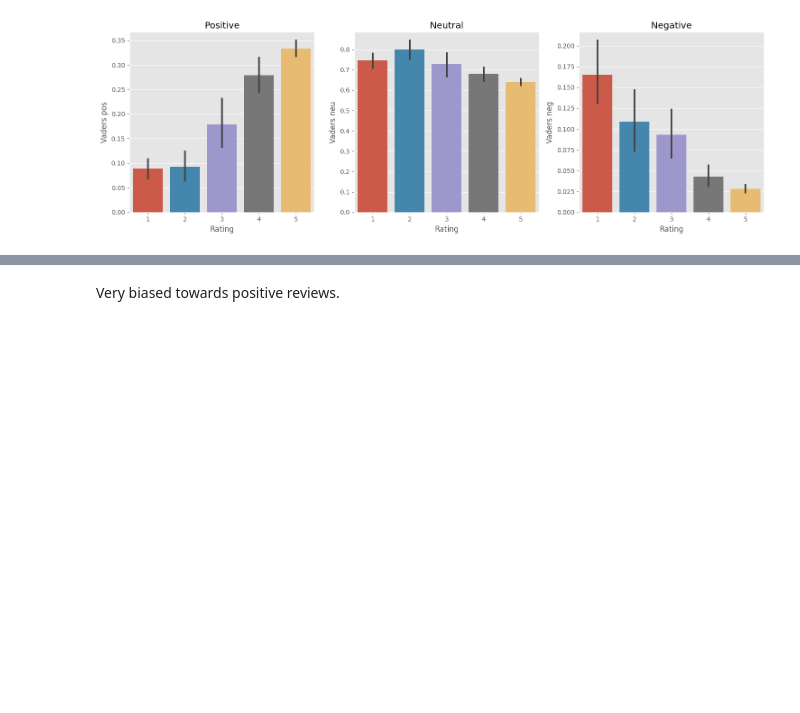
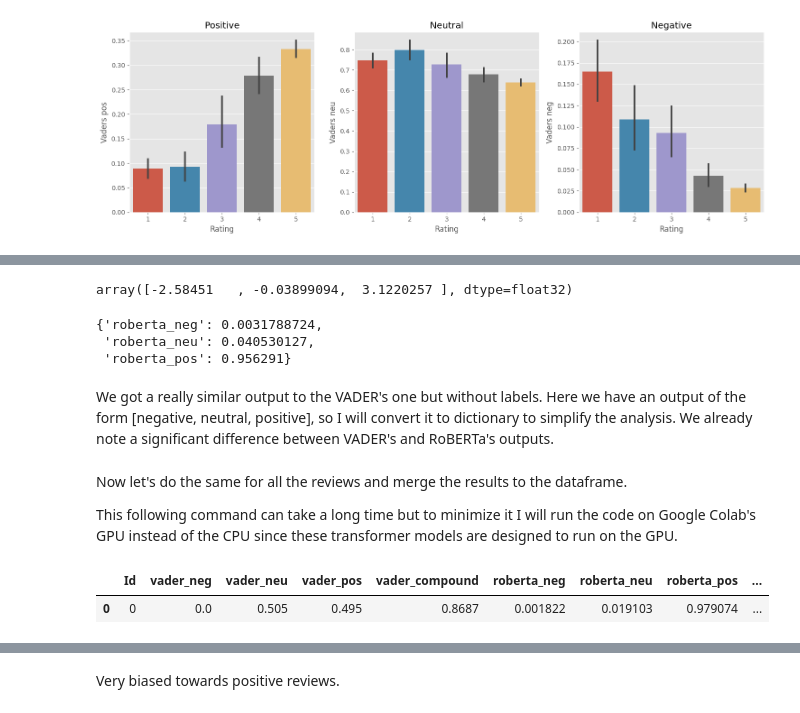
Before and after one commit to DavidAlexanderMoe/Sentiment-Analysis-and-Web-Scraping, a Jupyter notebook: Scripts/Analysis/2. EDA.ipynb, the cells around one changed output, grey strips where cells are left out. Saved outputs shown, nothing was run; the diff lists cells and outputs as text; code cells hidden in the pictures; blank space fills up the shorter version.

```diff
--- a/Scripts/Analysis/2. EDA.ipynb
+++ b/Scripts/Analysis/2. EDA.ipynb
@@ -347,0 +384,36 @@ plt.show()
+# %%
+# from tensor to numpy
+scores = output[0][0].detach().numpy()
+scores
+# %% [output]
+array([-2.58451   , -0.03899094,  3.1220257 ], dtype=float32)
+# %%
+scores = softmax(scores)
+scores_dict = {
+    'roberta_neg' : scores[0],
+    'roberta_neu' : scores[1],
+    'roberta_pos' : scores[2],
+}
+scores_dict
+# %% [output]
+{'roberta_neg': 0.0031788724,
+ 'roberta_neu': 0.040530127,
+ 'roberta_pos': 0.956291}
+# %% [markdown]
+We got a really similar output to the VADER's one but without labels. Here we have an output of the form [negative, neutral, positive], so I will convert it to dictionary to simplify the analysis. We already note a significant difference between VADER's and RoBERTa's outputs.
+# %%
+def polarity_scores_roberta(sentence):
+  encoded_text = tokenizer(sentence, return_tensors='pt')    # pt = pytorch
+  output = model(**encoded_text)
+  scores = output[0][0].detach().numpy()
+  scores = softmax(scores)
+  scores_dict = {
+      'roberta_neg' : scores[0],
+      'roberta_neu' : scores[1],
+      'roberta_pos' : scores[2],
+  }
+  return scores_dict
+# %% [markdown]
+Now let's do the same for all the reviews and merge the results to the dataframe.
+
+This following command can take a long time but to minimize it I will run the code on Google Colab's GPU instead of the CPU since these transformer models are designed to run on the GPU.
@@ -347,0 +442,10 @@ plt.show()
+# %%
+results_df = pd.DataFrame(results).T        # transpose to have the rows as columns
+results_df = results_df.reset_index().rename(columns={'index': 'Id'})
+
+df['Id'] = range(df.shape[0])
+results_df = results_df.merge(df, how='left')
+results_df.head(1)
+# %% [output]
+|  | Id | vader_neg | vader_neu | vader_pos | vader_compound | roberta_neg | roberta_neu | roberta_pos | ... |
+| 0 | 0 | 0.0 | 0.505 | 0.495 | 0.8687 | 0.001822 | 0.019103 | 0.979074 | ... |
```
Also changed, not shown: parts of 43 cells of this notebook.
